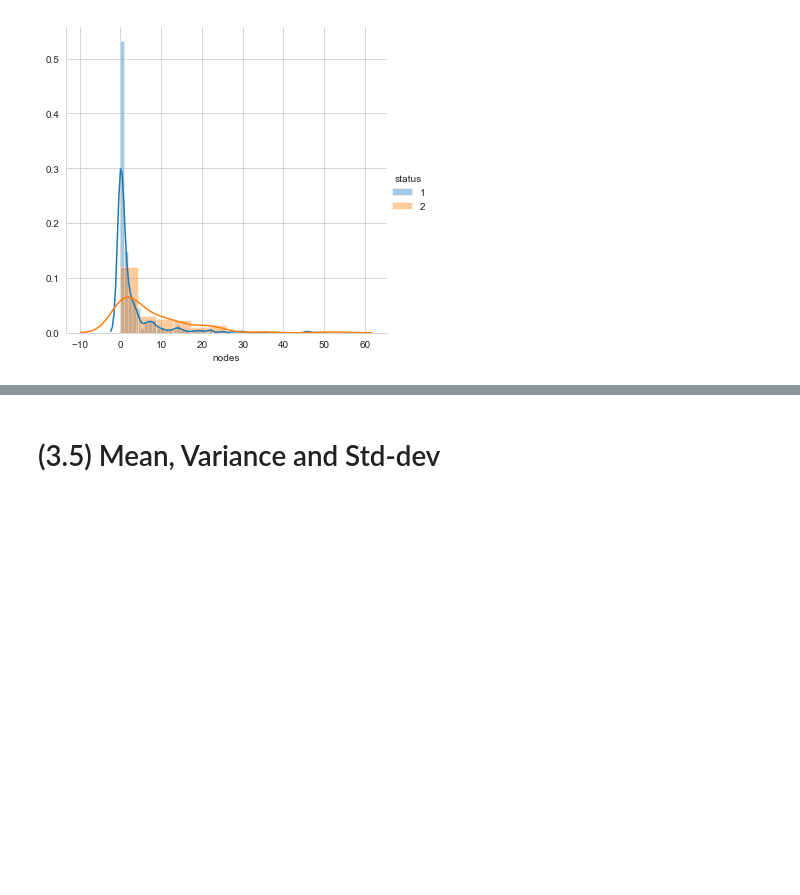
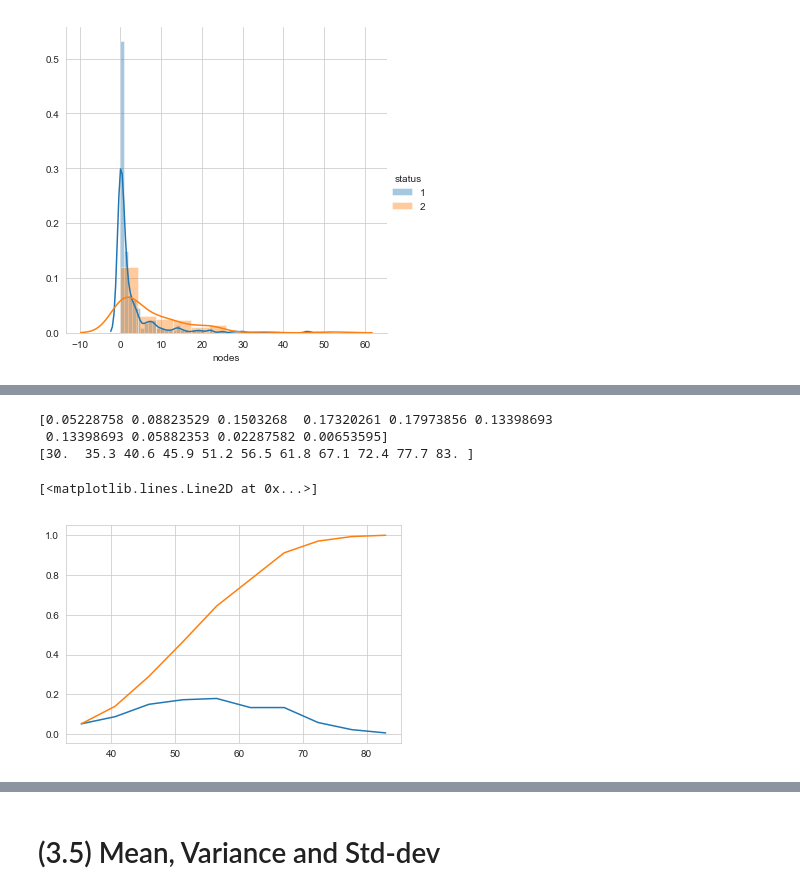
Before and after one commit to VipinJain1/VIP-Machine-Learning-Exercises-and-Practices, a Jupyter notebook: Exploratory Data Analysis_Haberman.ipynb, the cells around one changed output, grey strips where cells are left out. Cells and saved outputs as stored; diff of their text form; code cells hidden in the pictures; blank space fills up the shorter version.

```diff
--- a/Exploratory Data Analysis_Haberman.ipynb
+++ b/Exploratory Data Analysis_Haberman.ipynb
@@ -264,22 +273,28 @@ plt.show();
 # %%
 # Need for Cumulative Distribution Function (CDF)
 # We can visually see what percentage of versicolor flowers have a
 # petal_length of less than 1.6?
 # How to construct a CDF?
 # How to read a CDF?
 # as we can see from graph below, < 1.6, CDF is around 82% ( 0.82).
 #Plot CDF of petal_length
 
-counts, bin_edges = np.histogram(iris_setosa['petal_length'], bins=10,
+counts, bin_edges = np.histogram(haberman['age'], bins=10,
                                  density = True)
 pdf = counts/(sum(counts))
 print(pdf);
 print(bin_edges)
 
 #compute CDF
 cdf = np.cumsum(pdf)
 plt.plot(bin_edges[1:],pdf)
 plt.plot(bin_edges[1:], cdf)
+# %% [output]
+[0.05228758 0.08823529 0.1503268  0.17320261 0.17973856 0.13398693
+ 0.13398693 0.05882353 0.02287582 0.00653595]
+[30.  35.3 40.6 45.9 51.2 56.5 61.8 67.1 72.4 77.7 83. ]
+[<matplotlib.lines.Line2D at 0x...>]
+[figure, added]
 # %%
 # Plots of CDF of petal_length for various types of flowers.
 
```
Also changed, not shown: parts of 15 cells of this notebook.
